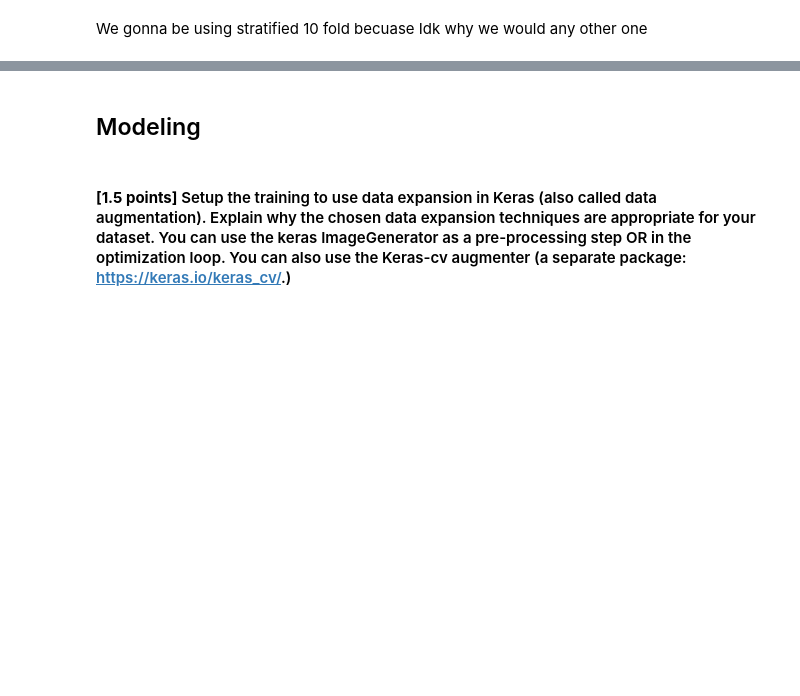
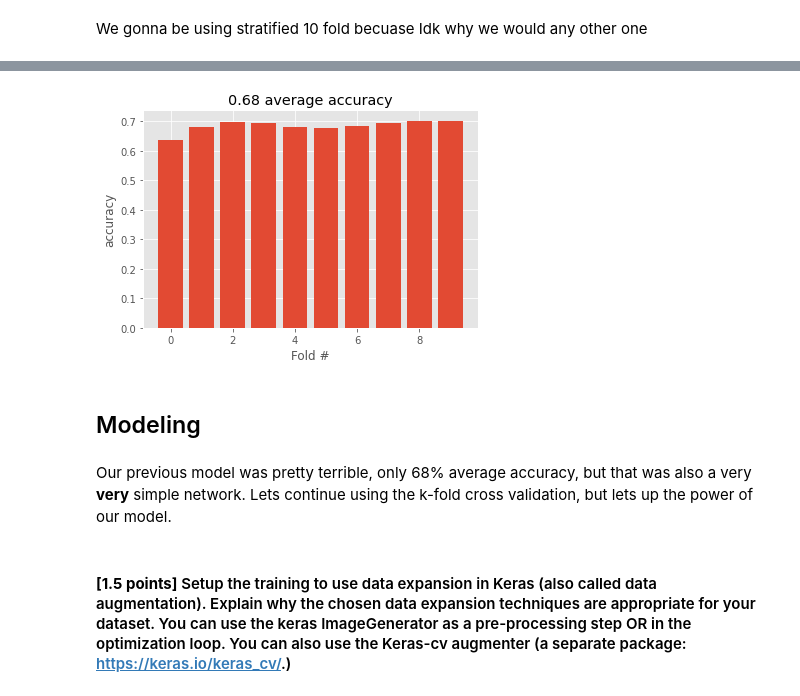
Before and after one commit to diogo-fae/ML-Lab-Six--CNNs, a Jupyter notebook: Lab Six: CNNs.ipynb, the cells around one changed output, grey strips where cells are left out. Saved outputs shown, nothing was run; the diff lists cells and outputs as text; code cells hidden in the pictures; blank space fills up the shorter version.

Commit message:
Fixed the network

```diff
--- a/Lab Six: CNNs.ipynb
+++ b/Lab Six: CNNs.ipynb
@@ -111,7 +130,10 @@ from sklearn import metrics as mt
 
 def simple_eval(model, train_X, train_y, test_X, test_y,model_args=None):
     mets = {}
+    print("=====================",model_args)
     model.fit(train_X,train_y,**model_args)
+
+
     yhat = np.argmax(model.predict(X_test), axis=1)
     acc = mt.accuracy_score(y_test,yhat)
     mets['accuracy'] = acc
@@ -147,6 +169,9 @@ def basic_model():
 def custom_k_folds(X, y, n_folds=10, create_model=basic_model, train_eval_model=simple_eval,model_args=None):
 
     skf = StratifiedKFold(n_splits=n_folds, shuffle=True)
+
+    y_ohe = keras.utils.to_categorical(y, NUM_CLASSES)
+
     iterations = []
     for i, (train_index, test_index) in enumerate(skf.split(X, y)):
         val = {}
@@ -154,11 +179,11 @@ def custom_k_folds(X, y, n_folds=10, create_model=basic_model, train_eval_model=
         model = None # Clearing the NN.
         model = create_model()
 
-        y_train_ohe = keras.utils.to_categorical(y[train_index], NUM_CLASSES)
-        y_test_ohe = keras.utils.to_categorical(y[test_index], NUM_CLASSES)
+
+
 
         # print(np.unique(y[train_index]))
-        model, mets = train_eval_model(model, X[train_index], y_train_ohe, X[test_index], y_test_ohe,model_args=model_args)
+        model, mets = train_eval_model(model, X[train_index], y_ohe[train_index], X[test_index], y_ohe[test_index],model_args=model_args)
 
         val['model'] = model
         val['metrics'] = mets
@@ -234,2 +248,26 @@ KeyboardInterrupt:
+# %%
+import seaborn as sns
+
+def generate_bar(result, metric):
+    plt.style.use("ggplot")
+
+
+    plt.title
+    x_coord = [i for i in range(len(result))]
+    y_val = [val['metrics'][metric] for val in result]
+    plt.title(f'{np.average(y_val):0.2f} average {metric}')
+    plt.bar(x_coord,y_val,label=labels)
+
+    plt.xlabel('Fold #')
+    plt.ylabel(metric)
+
+    plt.show()
+
+
+generate_bar(vals,'accuracy')
+# %% [output]
+[figure, added]
 # %% [markdown]
 ## Modeling
+# %% [markdown]
+Our previous model was pretty terrible, only 68% average accuracy, but that was also a very __very__ simple network. Lets continue using the k-fold cross validation, but lets up the power of our model.
```
Also changed, not shown: parts of 10 cells of this notebook.
